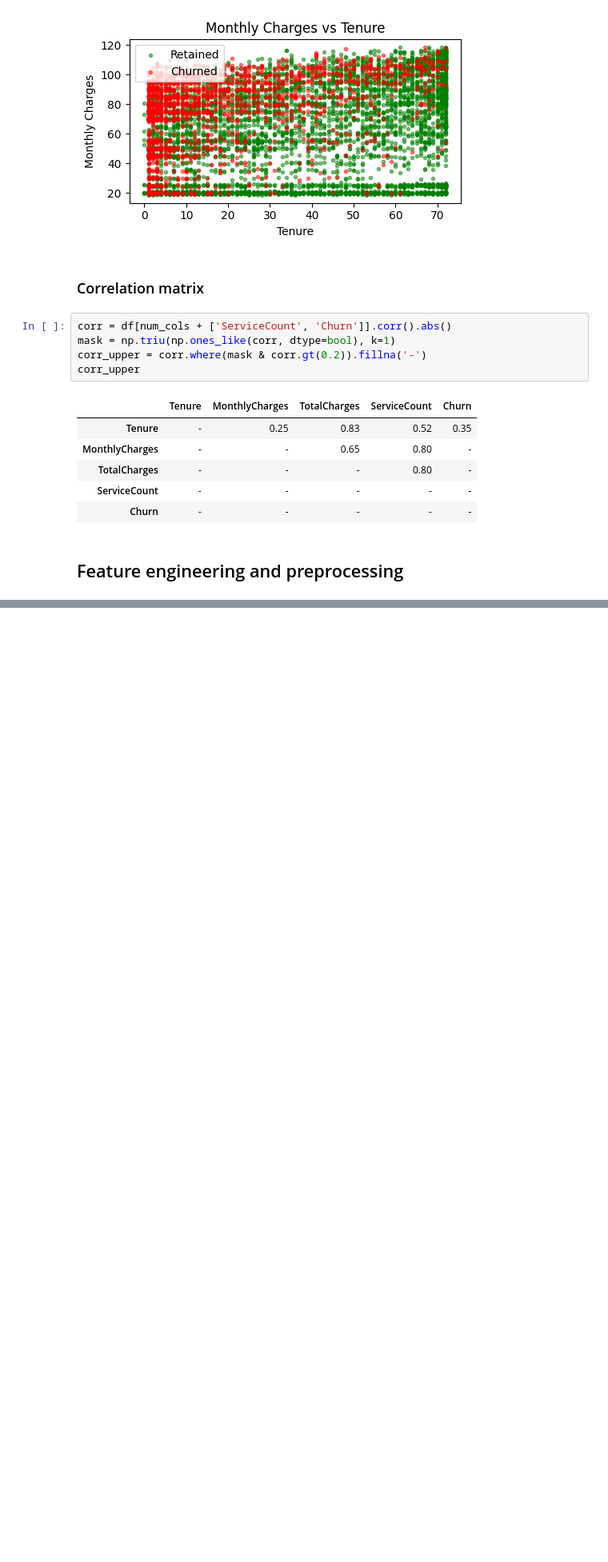
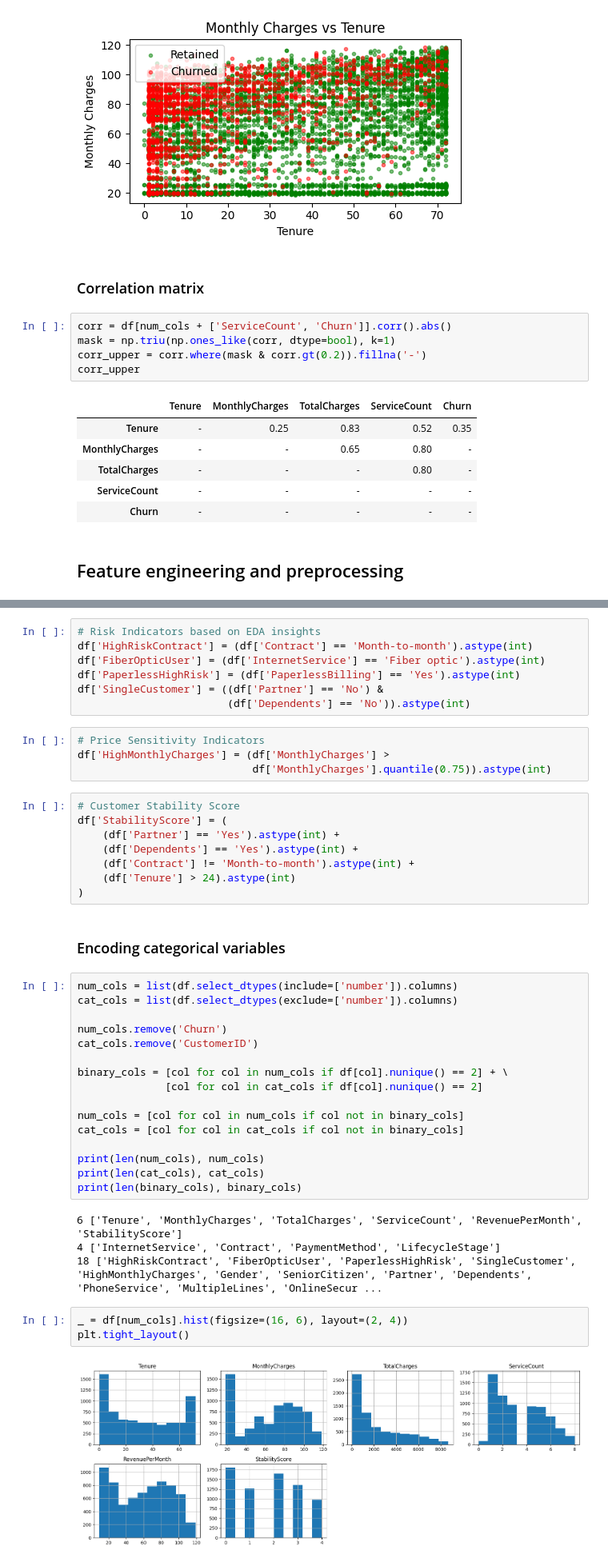
Before and after one commit to k26rahul/dl-and-genai, a Jupyter notebook: week-2/telco-customer-churn.ipynb, the cells around one changed output, grey strips where cells are left out. Shown at 80% size. Drawn from its saved outputs; the diff is of its cells as text; blank space fills up the shorter version.

Commit message:
week-2\telco-customer-churn.ipynb

```diff
--- a/week-2/telco-customer-churn.ipynb
+++ b/week-2/telco-customer-churn.ipynb
@@ -340,0 +362,46 @@ corr_upper
+# %%
+# Risk Indicators based on EDA insights
+df['HighRiskContract'] = (df['Contract'] == 'Month-to-month').astype(int)
+df['FiberOpticUser'] = (df['InternetService'] == 'Fiber optic').astype(int)
+df['PaperlessHighRisk'] = (df['PaperlessBilling'] == 'Yes').astype(int)
+df['SingleCustomer'] = ((df['Partner'] == 'No') &
+                        (df['Dependents'] == 'No')).astype(int)
+# %%
+# Price Sensitivity Indicators
+df['HighMonthlyCharges'] = (df['MonthlyCharges'] >
+                            df['MonthlyCharges'].quantile(0.75)).astype(int)
+# %%
+# Customer Stability Score
+df['StabilityScore'] = (
+    (df['Partner'] == 'Yes').astype(int) +
+    (df['Dependents'] == 'Yes').astype(int) +
+    (df['Contract'] != 'Month-to-month').astype(int) +
+    (df['Tenure'] > 24).astype(int)
+)
+# %% [markdown]
+### Encoding categorical variables
+# %%
+num_cols = list(df.select_dtypes(include=['number']).columns)
+cat_cols = list(df.select_dtypes(exclude=['number']).columns)
+
+num_cols.remove('Churn')
+cat_cols.remove('CustomerID')
+
+binary_cols = [col for col in num_cols if df[col].nunique() == 2] + \
+              [col for col in cat_cols if df[col].nunique() == 2]
+
+num_cols = [col for col in num_cols if col not in binary_cols]
+cat_cols = [col for col in cat_cols if col not in binary_cols]
+
+print(len(num_cols), num_cols)
+print(len(cat_cols), cat_cols)
+print(len(binary_cols), binary_cols)
+# %% [output]
+6 ['Tenure', 'MonthlyCharges', 'TotalCharges', 'ServiceCount', 'RevenuePerMonth', 'StabilityScore']
+4 ['InternetService', 'Contract', 'PaymentMethod', 'LifecycleStage']
+18 ['HighRiskContract', 'FiberOpticUser', 'PaperlessHighRisk', 'SingleCustomer', 'HighMonthlyCharges', 'Gender', 'SeniorCitizen', 'Partner', 'Dependents', 'PhoneService', 'MultipleLines', 'OnlineSecur ...
+# %%
+_ = df[num_cols].hist(figsize=(16, 6), layout=(2, 4))
+plt.tight_layout()
+# %% [output]
+[figure, added]
```
Also changed, not shown: parts of 15 cells of this notebook.
